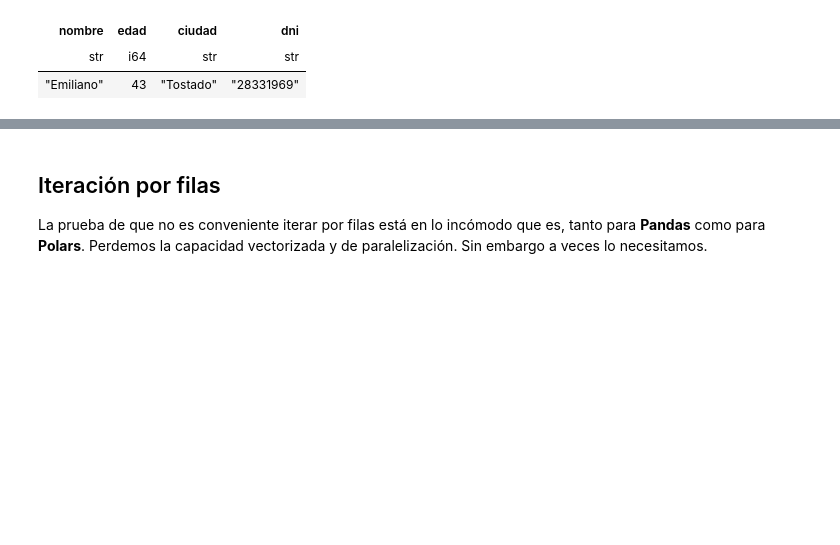
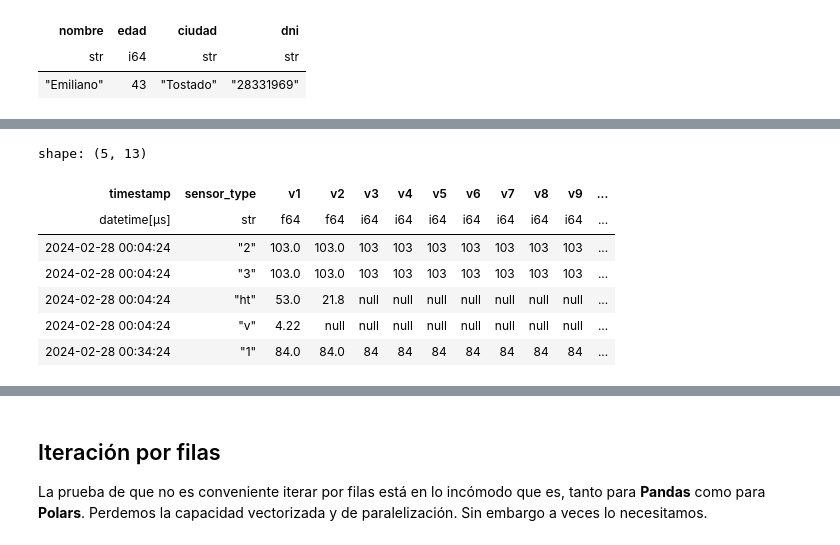
Before and after one commit to emilopez/howtos, a Jupyter notebook: polars-howto.ipynb, the cells around one changed output, grey strips where cells are left out. Cells and saved outputs as stored; diff of their text form; code cells hidden in the pictures; blank space fills up the shorter version.

```diff
--- a/polars-howto.ipynb
+++ b/polars-howto.ipynb
@@ -265,0 +278,16 @@ shape: (1, 4)
+# %%
+# leemos dataframe
+df_pl = pl.read_csv("data/dataset_02/20240228.CSV",
+                    separator=";",
+                    new_columns=["timestamp", "sensor_type", "v1", "v2", "v3", "v4", "v5", "v6", "v7", "v8", "v9", "v10", "v11"],
+                    try_parse_dates=True)
+df_pl.head()
+# %% [output]
+shape: (5, 13)
+| timestamp | sensor_type | v1 | v2 | v3 | v4 | v5 | v6 | v7 | v8 | v9 | ... |
+| datetime[μs] | str | f64 | f64 | i64 | i64 | i64 | i64 | i64 | i64 | i64 | ... |
+| 2024-02-28 00:04:24 | "2" | 103.0 | 103.0 | 103 | 103 | 103 | 103 | 103 | 103 | 103 | ... |
+| 2024-02-28 00:04:24 | "3" | 103.0 | 103.0 | 103 | 103 | 103 | 103 | 103 | 103 | 103 | ... |
+| 2024-02-28 00:04:24 | "ht" | 53.0 | 21.8 | null | null | null | null | null | null | null | ... |
+| 2024-02-28 00:04:24 | "v" | 4.22 | null | null | null | null | null | null | null | null | ... |
+| 2024-02-28 00:34:24 | "1" | 84.0 | 84.0 | 84 | 84 | 84 | 84 | 84 | 84 | 84 | ... |
```
Also changed, not shown: parts of 5 cells of this notebook.
